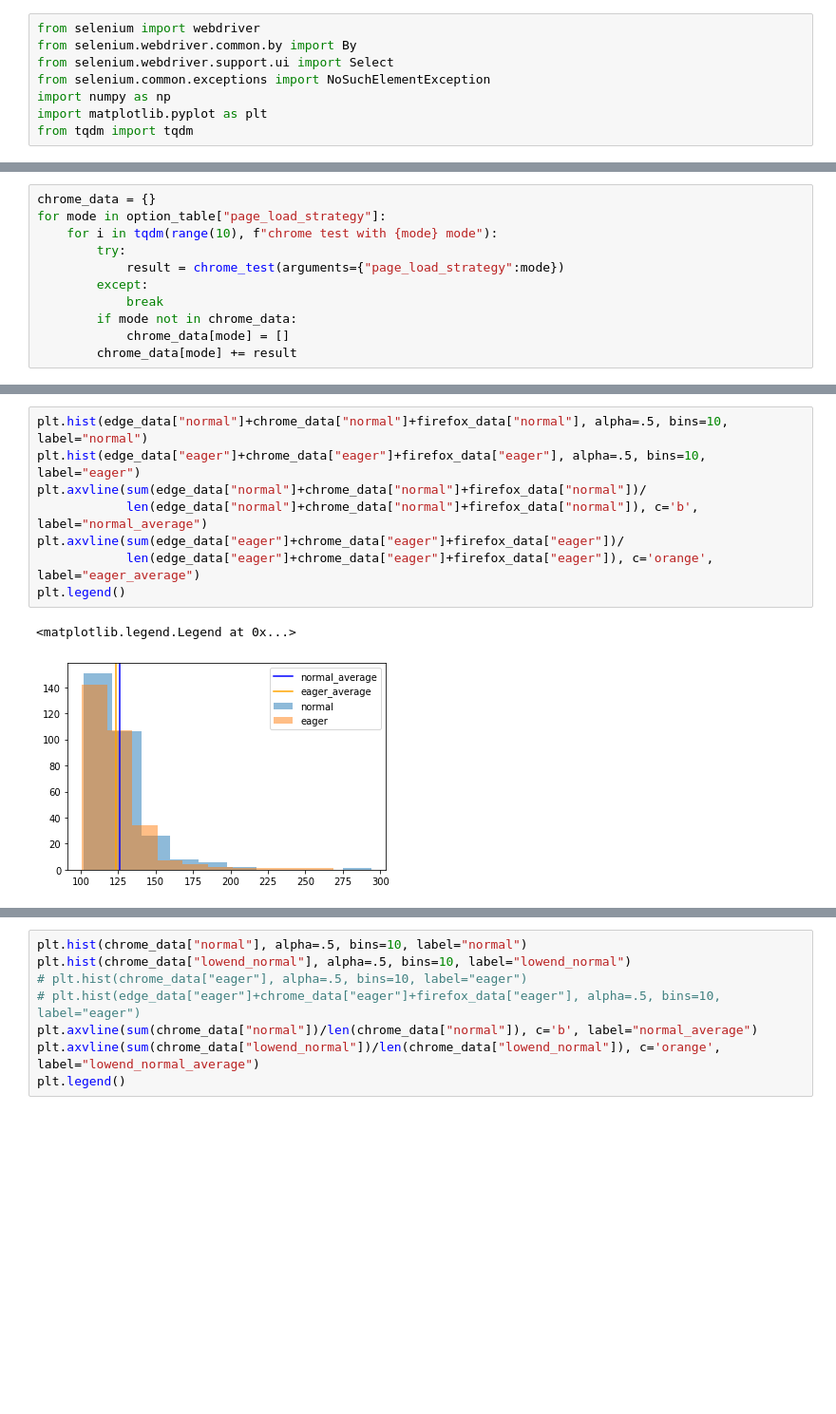
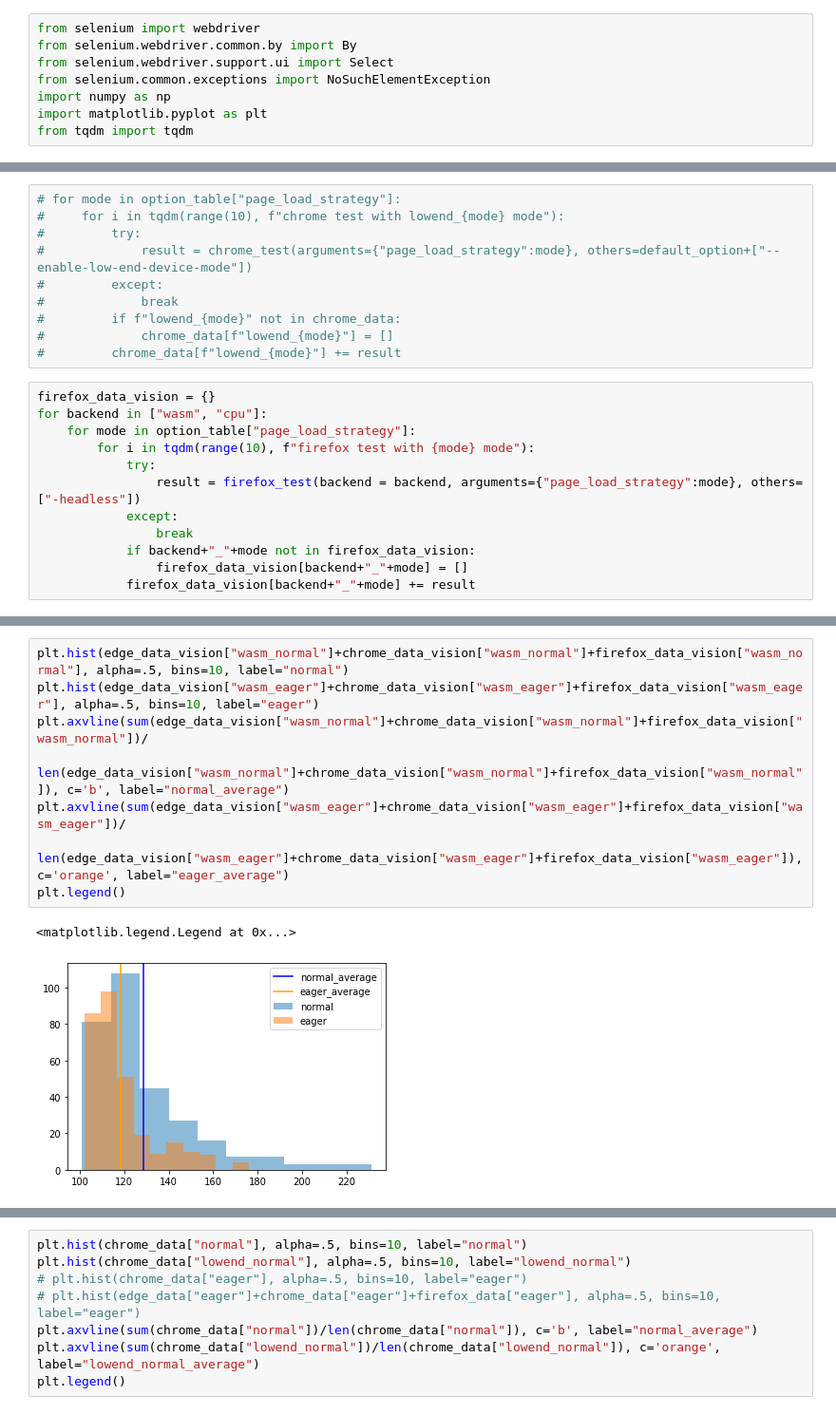
Before and after one commit to woodyhoko/tfjs_wasm, a Jupyter notebook: test.ipynb, the cells around one changed output, grey strips where cells are left out. Shown: that part at 95% size. Drawn from its saved outputs; the diff is of its cells as text; blank space fills up the shorter version.

```diff
--- a/test.ipynb
+++ b/test.ipynb
@@ -55,11 +74,22 @@ for mode in option_table["page_load_strategy"]:
 # %%
-chrome_data = {}
-for mode in option_table["page_load_strategy"]:
-    for i in tqdm(range(10), f"chrome test with {mode} mode"):
-        try:
-            result = chrome_test(arguments={"page_load_strategy":mode})
-        except:
-            break
-        if mode not in chrome_data:
-            chrome_data[mode] = []
-        chrome_data[mode] += result
+# for mode in option_table["page_load_strategy"]:
+#     for i in tqdm(range(10), f"chrome test with lowend_{mode} mode"):
+#         try:
+#             result = chrome_test(arguments={"page_load_strategy":mode}, others=default_option+["--enable-low-end-device-mode"])
+#         except:
+#             break
+#         if f"lowend_{mode}" not in chrome_data:
+#             chrome_data[f"lowend_{mode}"] = []
+#         chrome_data[f"lowend_{mode}"] += result
+# %%
+firefox_data_vision = {}
+for backend in ["wasm", "cpu"]:
+    for mode in option_table["page_load_strategy"]:
+        for i in tqdm(range(10), f"firefox test with {mode} mode"):
+            try:
+                result = firefox_test(backend = backend, arguments={"page_load_strategy":mode}, others=["-headless"])
+            except:
+                break
+            if backend+"_"+mode not in firefox_data_vision:
+                firefox_data_vision[backend+"_"+mode] = []
+            firefox_data_vision[backend+"_"+mode] += result
@@ -132,11 +221,11 @@ plt.legend()
 # %%
-plt.hist(edge_data["normal"]+chrome_data["normal"]+firefox_data["normal"], alpha=.5, bins=10, label="normal")
-plt.hist(edge_data["eager"]+chrome_data["eager"]+firefox_data["eager"], alpha=.5, bins=10, label="eager")
-plt.axvline(sum(edge_data["normal"]+chrome_data["normal"]+firefox_data["normal"])/
-            len(edge_data["normal"]+chrome_data["normal"]+firefox_data["normal"]), c='b', label="normal_average")
-plt.axvline(sum(edge_data["eager"]+chrome_data["eager"]+firefox_data["eager"])/
-            len(edge_data["eager"]+chrome_data["eager"]+firefox_data["eager"]), c='orange', label="eager_average")
+plt.hist(edge_data_vision["wasm_normal"]+chrome_data_vision["wasm_normal"]+firefox_data_vision["wasm_normal"], alpha=.5, bins=10, label="normal")
+plt.hist(edge_data_vision["wasm_eager"]+chrome_data_vision["wasm_eager"]+firefox_data_vision["wasm_eager"], alpha=.5, bins=10, label="eager")
+plt.axvline(sum(edge_data_vision["wasm_normal"]+chrome_data_vision["wasm_normal"]+firefox_data_vision["wasm_normal"])/
+            len(edge_data_vision["wasm_normal"]+chrome_data_vision["wasm_normal"]+firefox_data_vision["wasm_normal"]), c='b', label="normal_average")
+plt.axvline(sum(edge_data_vision["wasm_eager"]+chrome_data_vision["wasm_eager"]+firefox_data_vision["wasm_eager"])/
+            len(edge_data_vision["wasm_eager"]+chrome_data_vision["wasm_eager"]+firefox_data_vision["wasm_eager"]), c='orange', label="eager_average")
 plt.legend()
 # %% [output]
 <matplotlib.legend.Legend at 0x...>
-[figure, old version]
+[figure, new version]
```
Also changed, not shown: parts of 37 cells of this notebook, 4 other files.
